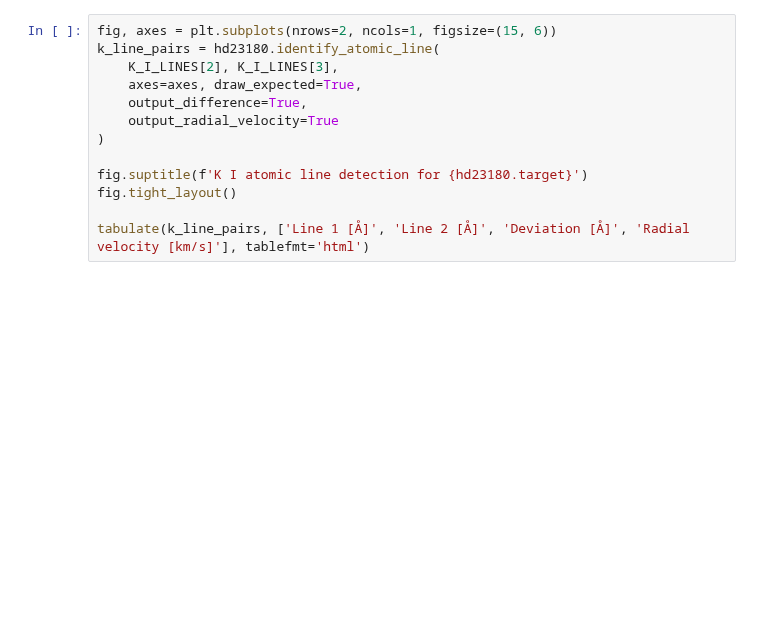
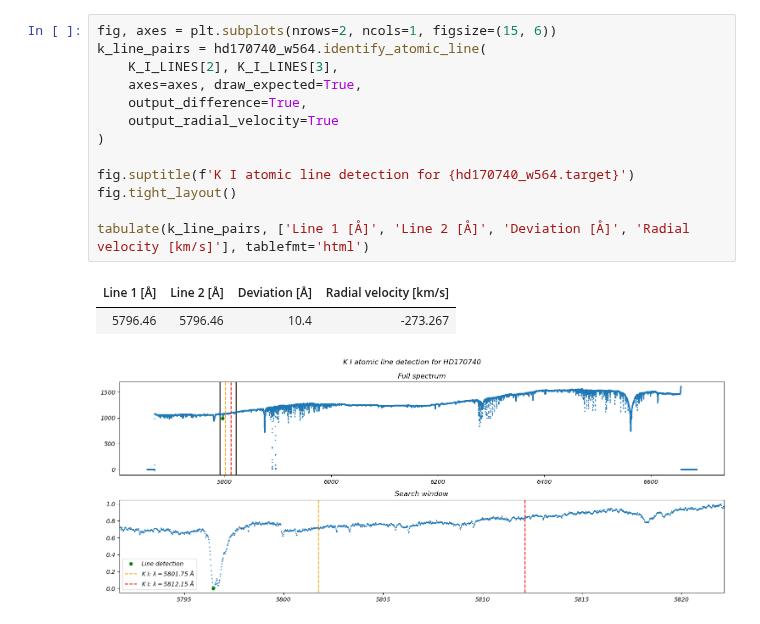
Before and after one commit to JvZeijl/brp-edibles, a Jupyter notebook: atomic_lines.ipynb, the cells around one changed output. Saved outputs shown, nothing was run; the diff lists cells and outputs as text; blank space fills up the shorter version.

```diff
--- a/atomic_lines.ipynb
+++ b/atomic_lines.ipynb
@@ -97,15 +66,19 @@ tabulate(na_line_pairs, ['Line 1 [Å]', 'Line 2 [Å]', 'Deviation [Å]', 'Radial
 # %%
 fig, axes = plt.subplots(nrows=2, ncols=1, figsize=(15, 6))
-k_line_pairs = hd23180.identify_atomic_line(
+k_line_pairs = hd170740_w564.identify_atomic_line(
     K_I_LINES[2], K_I_LINES[3],
     axes=axes, draw_expected=True,
     output_difference=True,
     output_radial_velocity=True
 )
 
-fig.suptitle(f'K I atomic line detection for {hd23180.target}')
+fig.suptitle(f'K I atomic line detection for {hd170740_w564.target}')
 fig.tight_layout()
 
 tabulate(k_line_pairs, ['Line 1 [Å]', 'Line 2 [Å]', 'Deviation [Å]', 'Radial velocity [km/s]'], tablefmt='html')
+# %% [output]
+| Line 1 [Å] | Line 2 [Å] | Deviation [Å] | Radial velocity [km/s] |
+| 5796.46 | 5796.46 | 10.4 | -273.267 |
+[figure, added]
 # %%
 fig, axes = plt.subplots(nrows=2, ncols=1, figsize=(15, 6))
```
Also changed, not shown: parts of 14 cells of this notebook, 1 other file.
